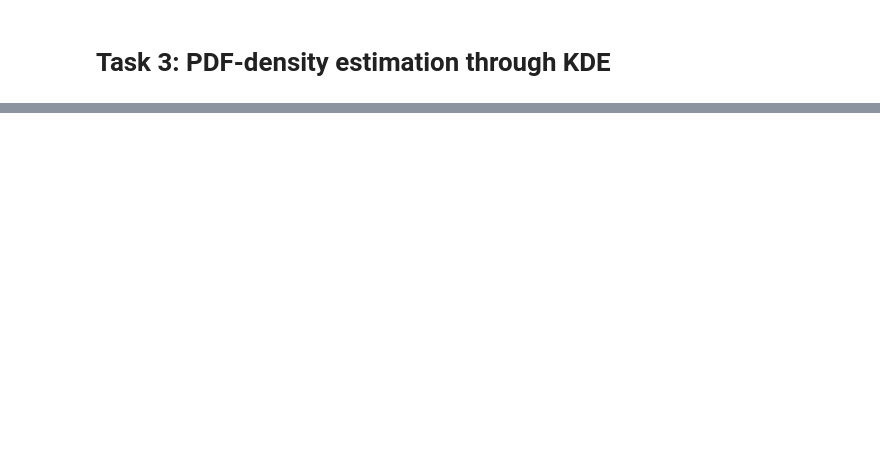
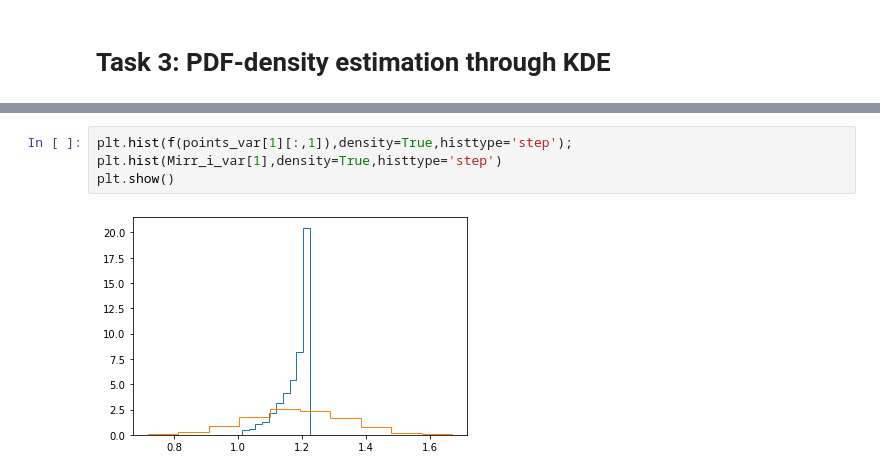
Before and after one commit to SimoneAbeni/astrostatistics_bicocca_2026, a Jupyter notebook: working/Lecture07/The irreducible mass of black holes.ipynb, the cells around one changed output, grey strips where cells are left out. Drawn from its saved outputs; the diff is of its cells as text; blank space fills up the shorter version.

```diff
--- a/working/Lecture07/The irreducible mass of black holes.ipynb
+++ b/working/Lecture07/The irreducible mass of black holes.ipynb
@@ -69,0 +114,6 @@ $$f(\chi) \equiv \frac{M_{irr}}{M} = \sqrt{\frac{1+\sqrt{1-\chi^2}}{2}}$$
+# %%
+plt.hist(f(points_var[1][:,1]),density=True,histtype='step');
+plt.hist(Mirr_i_var[1],density=True,histtype='step')
+plt.show()
+# %% [output]
+[figure, added]
```
Also changed, not shown: parts of 12 cells of this notebook.
